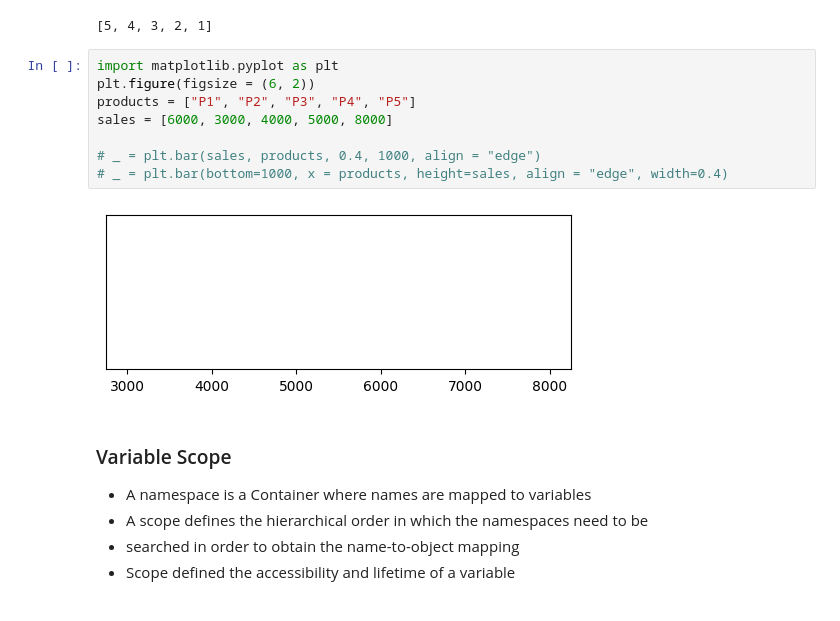
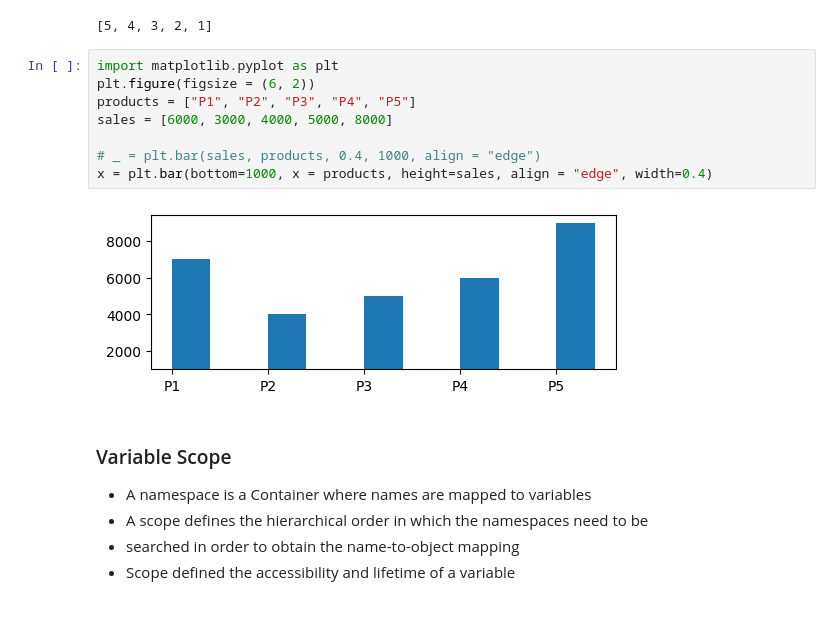
Before and after one commit to knowledge-corner/Oracle_Sept_25, a Jupyter notebook: classwork/Day - 3.ipynb, the cells around one changed output. Drawn from its saved outputs; the diff is of its cells as text.

```diff
--- a/classwork/Day - 3.ipynb
+++ b/classwork/Day - 3.ipynb
@@ -405,13 +405,13 @@ sorted([1, 4, 3, 2, 5], reverse=True)
 # %%
 import matplotlib.pyplot as plt
 plt.figure(figsize = (6, 2))
 products = ["P1", "P2", "P3", "P4", "P5"]
 sales = [6000, 3000, 4000, 5000, 8000]
 
 # _ = plt.bar(sales, products, 0.4, 1000, align = "edge")
-# _ = plt.bar(bottom=1000, x = products, height=sales, align = "edge", width=0.4)
+x = plt.bar(bottom=1000, x = products, height=sales, align = "edge", width=0.4)
 # %% [output]
-[figure, old version]
+[figure, new version]
 # %% [markdown]
 ### Variable Scope
 
```
